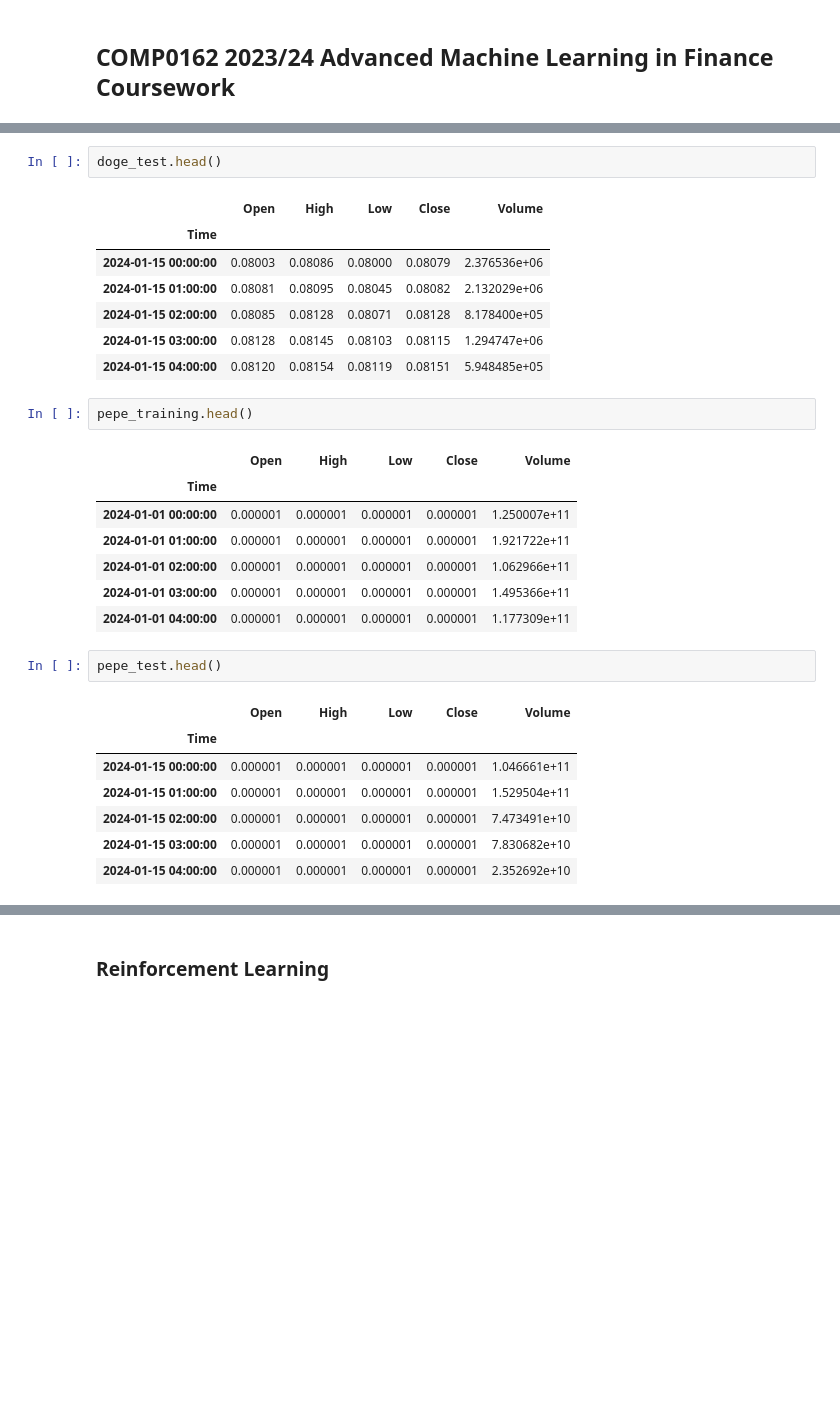
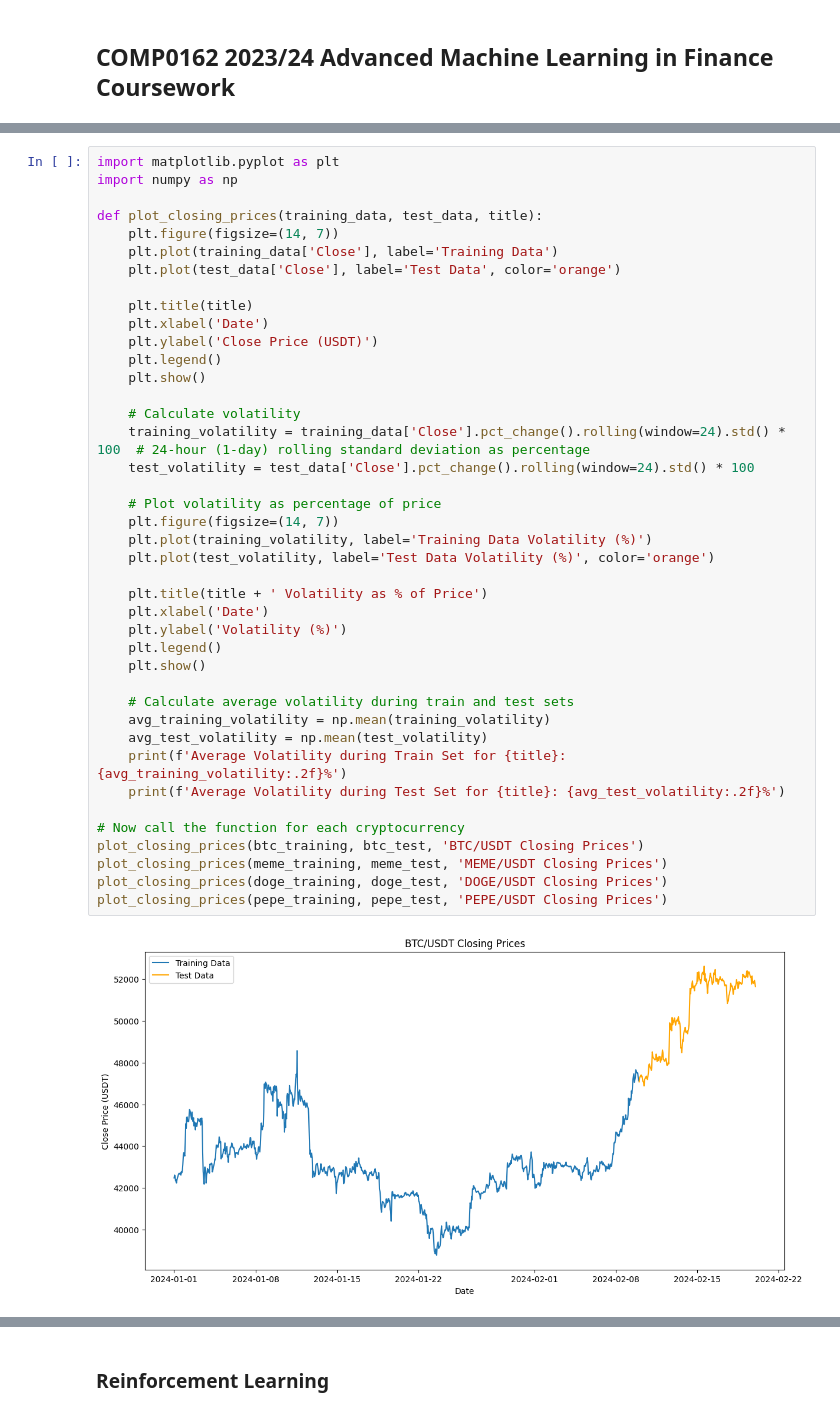
Before and after one commit to Nikitich2033/AdvML_CW_Project, a Jupyter notebook: AdvML_CW_code.ipynb, the cells around one changed output, grey strips where cells are left out. Drawn from its saved outputs; the diff is of its cells as text; blank space fills up the shorter version.

```diff
--- a/AdvML_CW_code.ipynb
+++ b/AdvML_CW_code.ipynb
@@ -112,30 +81,43 @@ doge_training.head()
-# %%
-doge_test.head()
-# %% [output]
-|  | Open | High | Low | Close | Volume |
-| Time |  |  |  |  |  |
-| 2024-01-15 00:00:00 | 0.08003 | 0.08086 | 0.08000 | 0.08079 | 2.376536e+06 |
-| 2024-01-15 01:00:00 | 0.08081 | 0.08095 | 0.08045 | 0.08082 | 2.132029e+06 |
-| 2024-01-15 02:00:00 | 0.08085 | 0.08128 | 0.08071 | 0.08128 | 8.178400e+05 |
-| 2024-01-15 03:00:00 | 0.08128 | 0.08145 | 0.08103 | 0.08115 | 1.294747e+06 |
-| 2024-01-15 04:00:00 | 0.08120 | 0.08154 | 0.08119 | 0.08151 | 5.948485e+05 |
-# %%
-pepe_training.head()
-# %% [output]
-|  | Open | High | Low | Close | Volume |
-| Time |  |  |  |  |  |
-| 2024-01-01 00:00:00 | 0.000001 | 0.000001 | 0.000001 | 0.000001 | 1.250007e+11 |
-| 2024-01-01 01:00:00 | 0.000001 | 0.000001 | 0.000001 | 0.000001 | 1.921722e+11 |
-| 2024-01-01 02:00:00 | 0.000001 | 0.000001 | 0.000001 | 0.000001 | 1.062966e+11 |
-| 2024-01-01 03:00:00 | 0.000001 | 0.000001 | 0.000001 | 0.000001 | 1.495366e+11 |
-| 2024-01-01 04:00:00 | 0.000001 | 0.000001 | 0.000001 | 0.000001 | 1.177309e+11 |
-# %%
-pepe_test.head()
-# %% [output]
-|  | Open | High | Low | Close | Volume |
-| Time |  |  |  |  |  |
-| 2024-01-15 00:00:00 | 0.000001 | 0.000001 | 0.000001 | 0.000001 | 1.046661e+11 |
-| 2024-01-15 01:00:00 | 0.000001 | 0.000001 | 0.000001 | 0.000001 | 1.529504e+11 |
-| 2024-01-15 02:00:00 | 0.000001 | 0.000001 | 0.000001 | 0.000001 | 7.473491e+10 |
-| 2024-01-15 03:00:00 | 0.000001 | 0.000001 | 0.000001 | 0.000001 | 7.830682e+10 |
-| 2024-01-15 04:00:00 | 0.000001 | 0.000001 | 0.000001 | 0.000001 | 2.352692e+10 |
+# %%
+import matplotlib.pyplot as plt
+import numpy as np
+
+def plot_closing_prices(training_data, test_data, title):
+    plt.figure(figsize=(14, 7))
+    plt.plot(training_data['Close'], label='Training Data')
+    plt.plot(test_data['Close'], label='Test Data', color='orange')
+
+    plt.title(title)
+    plt.xlabel('Date')
+    plt.ylabel('Close Price (USDT)')
+    plt.legend()
+    plt.show()
+
+    # Calculate volatility
+    training_volatility = training_data['Close'].pct_change().rolling(window=24).std() * 100  # 24-hour (1-day) rolling standard deviation as percentage
+    test_volatility = test_data['Close'].pct_change().rolling(window=24).std() * 100
+
+    # Plot volatility as percentage of price
+    plt.figure(figsize=(14, 7))
+    plt.plot(training_volatility, label='Training Data Volatility (%)')
+    plt.plot(test_volatility, label='Test Data Volatility (%)', color='orange')
+
+    plt.title(title + ' Volatility as % of Price')
+    plt.xlabel('Date')
+    plt.ylabel('Volatility (%)')
+    plt.legend()
+    plt.show()
+
+    # Calculate average volatility during train and test sets
+    avg_training_volatility = np.mean(training_volatility)
+    avg_test_volatility = np.mean(test_volatility)
+    print(f'Average Volatility during Train Set for {title}: {avg_training_volatility:.2f}%')
+    print(f'Average Volatility during Test Set for {title}: {avg_test_volatility:.2f}%')
+
+# Now call the function for each cryptocurrency
+plot_closing_prices(btc_training, btc_test, 'BTC/USDT Closing Prices')
+plot_closing_prices(meme_training, meme_test, 'MEME/USDT Closing Prices')
+plot_closing_prices(doge_training, doge_test, 'DOGE/USDT Closing Prices')
+plot_closing_prices(pepe_training, pepe_test, 'PEPE/USDT Closing Prices')
+# %% [output]
+[figure, added]
```
Also changed, not shown: parts of 22 cells of this notebook, 2 other files.
